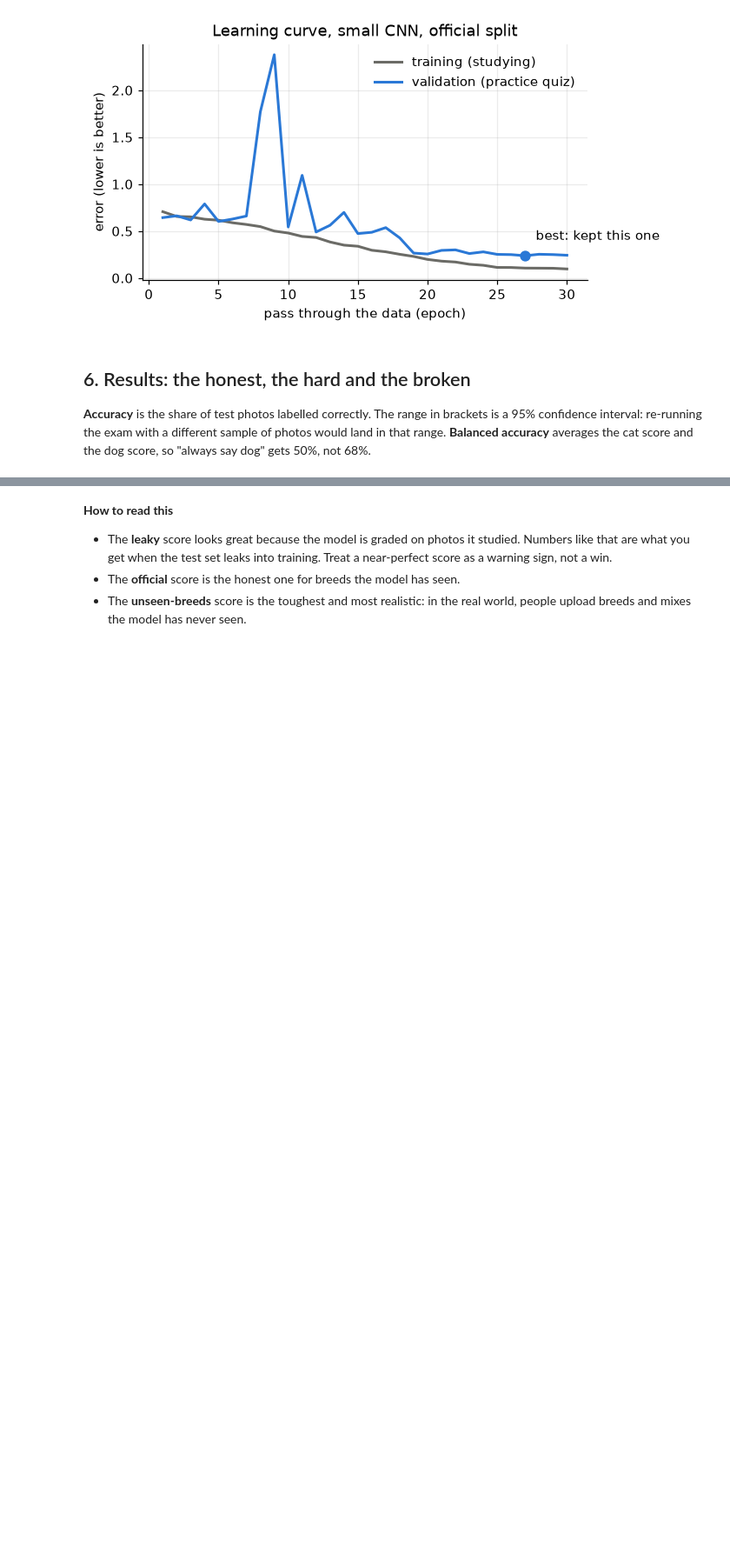
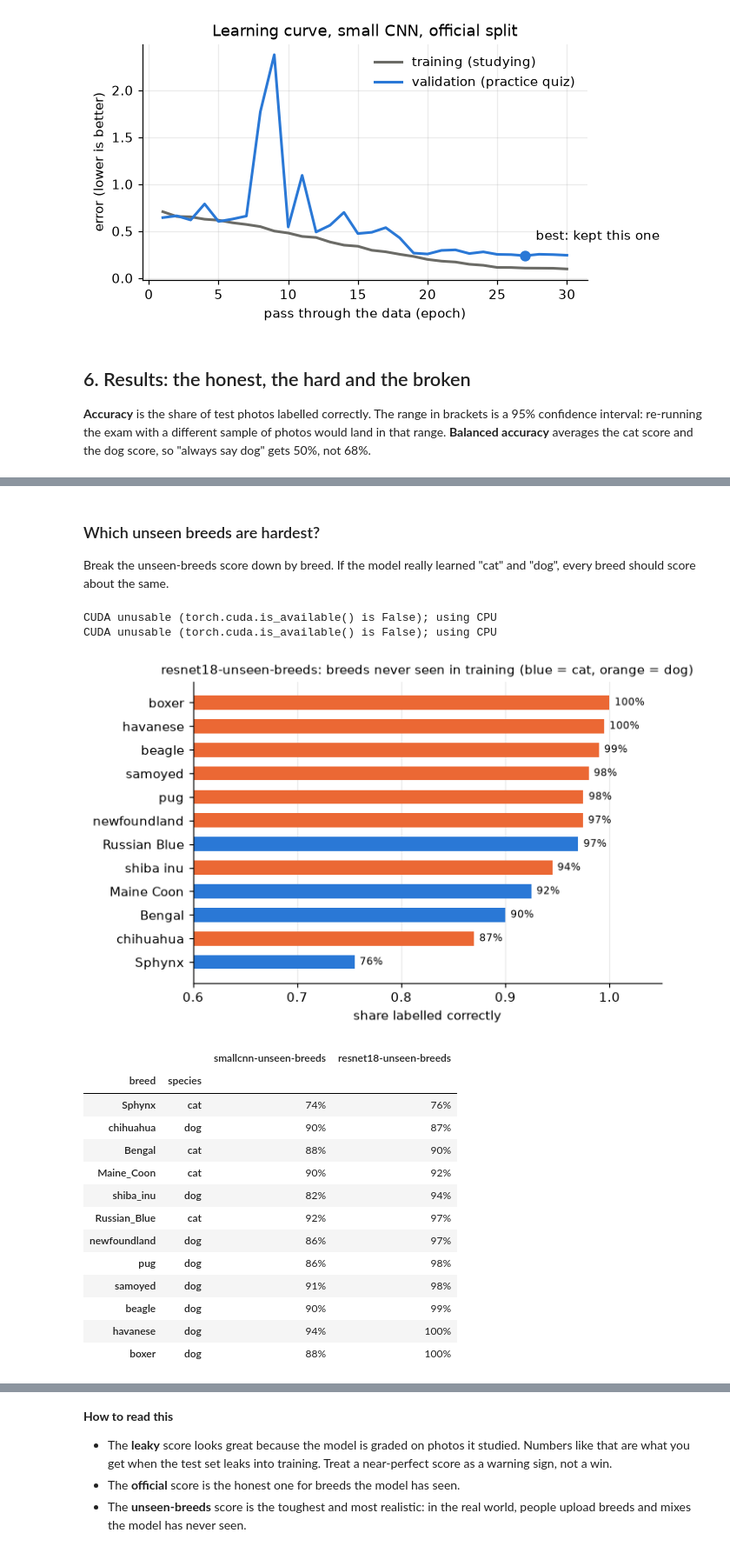
Before and after one commit to godot107/pet-cnn, a Jupyter notebook: notebooks/walkthrough.ipynb, the cells around one changed output, grey strips where cells are left out. Shown at 87% size. Cells and saved outputs as stored; diff of their text form; code cells hidden in the pictures; blank space fills up the shorter version.

```diff
--- a/notebooks/walkthrough.ipynb
+++ b/notebooks/walkthrough.ipynb
@@ -283,0 +288,46 @@ if len(res):
+# %% [markdown]
+### Which unseen breeds are hardest?
+
+Break the unseen-breeds score down by breed. If the model really learned "cat" and "dog", every
+breed should score about the same.
+# %%
+from petcnn import train as _train
+per_breed = {}
+for name in ("smallcnn-unseen-breeds", "resnet18-unseen-breeds"):
+    if not (config.MODELS / name / "model.safetensors").exists():
+        continue
+    net, _ = _train.load_model(name)
+    x, y, rows = data.load("unseen-breeds", "test", "species")
+    rows["correct"] = _train.predict_proba(net, x).argmax(1) == y
+    per_breed[name] = rows.groupby(["breed", "species"]).correct.mean()
+if per_breed:
+    pb = pd.DataFrame(per_breed).sort_values(list(per_breed)[-1])
+    fig, ax = plt.subplots(figsize=(6.5, 4.2))
+    names = [b.replace("_", " ") for b, _ in pb.index]
+    colors = [CAT if sp == "cat" else DOG for _, sp in pb.index]
+    col = list(per_breed)[-1]
+    ax.barh(names, pb[col], color=colors, height=0.6)
+    for yv, v in enumerate(pb[col]):
+        ax.text(v + 0.005, yv, f"{v:.0%}", va="center", fontsize=8)
+    ax.set_xlim(0.6, 1.05); ax.set_xlabel("share labelled correctly"); ax.grid(axis="y", visible=False)
+    ax.set_title(f"{col}: breeds never seen in training (blue = cat, orange = dog)", fontsize=10)
+    plt.show()
+    display(pb.style.format("{:.0%}"))
+# %% [output]
+CUDA unusable (torch.cuda.is_available() is False); using CPU
+CUDA unusable (torch.cuda.is_available() is False); using CPU
+[figure, added]
+|  |  | smallcnn-unseen-breeds | resnet18-unseen-breeds |
+| breed | species |  |  |
+| Sphynx | cat | 74% | 76% |
+| chihuahua | dog | 90% | 87% |
+| Bengal | cat | 88% | 90% |
+| Maine_Coon | cat | 90% | 92% |
+| shiba_inu | dog | 82% | 94% |
+| Russian_Blue | cat | 92% | 97% |
+| newfoundland | dog | 86% | 97% |
+| pug | dog | 86% | 98% |
+| samoyed | dog | 91% | 98% |
+| beagle | dog | 90% | 99% |
+| havanese | dog | 94% | 100% |
+| boxer | dog | 88% | 100% |
```
Also changed, not shown: parts of 4 cells of this notebook, 12 other files.
